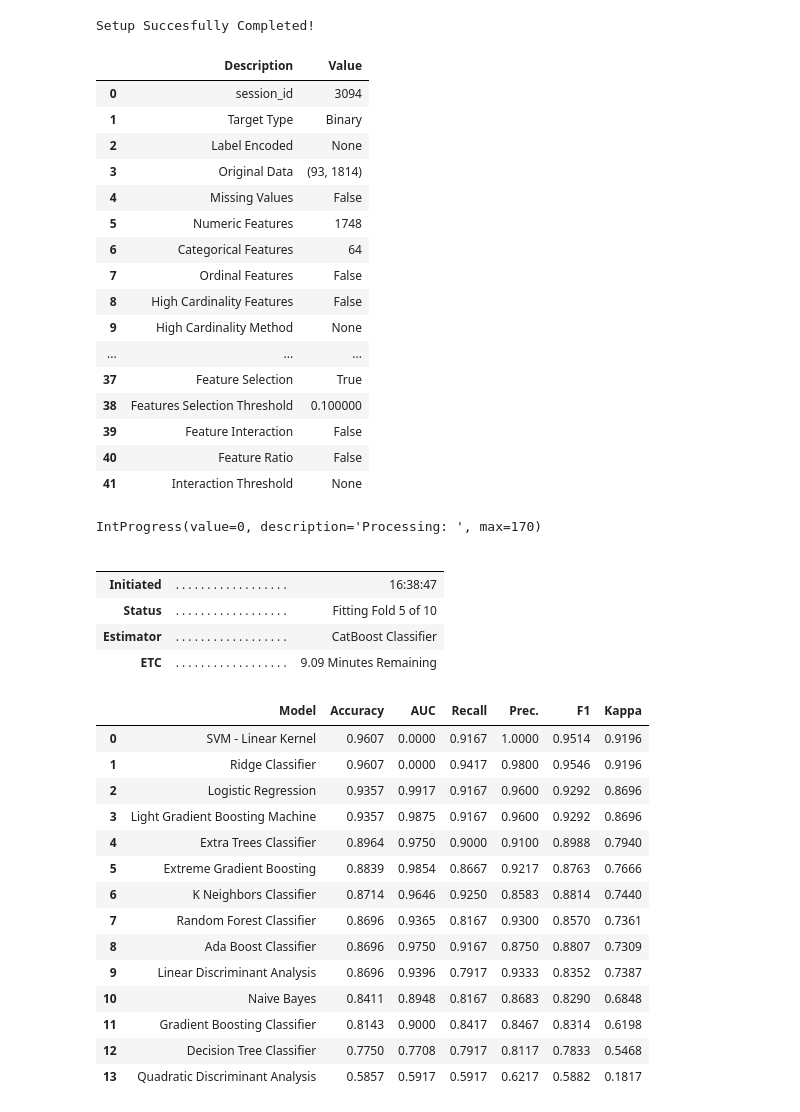
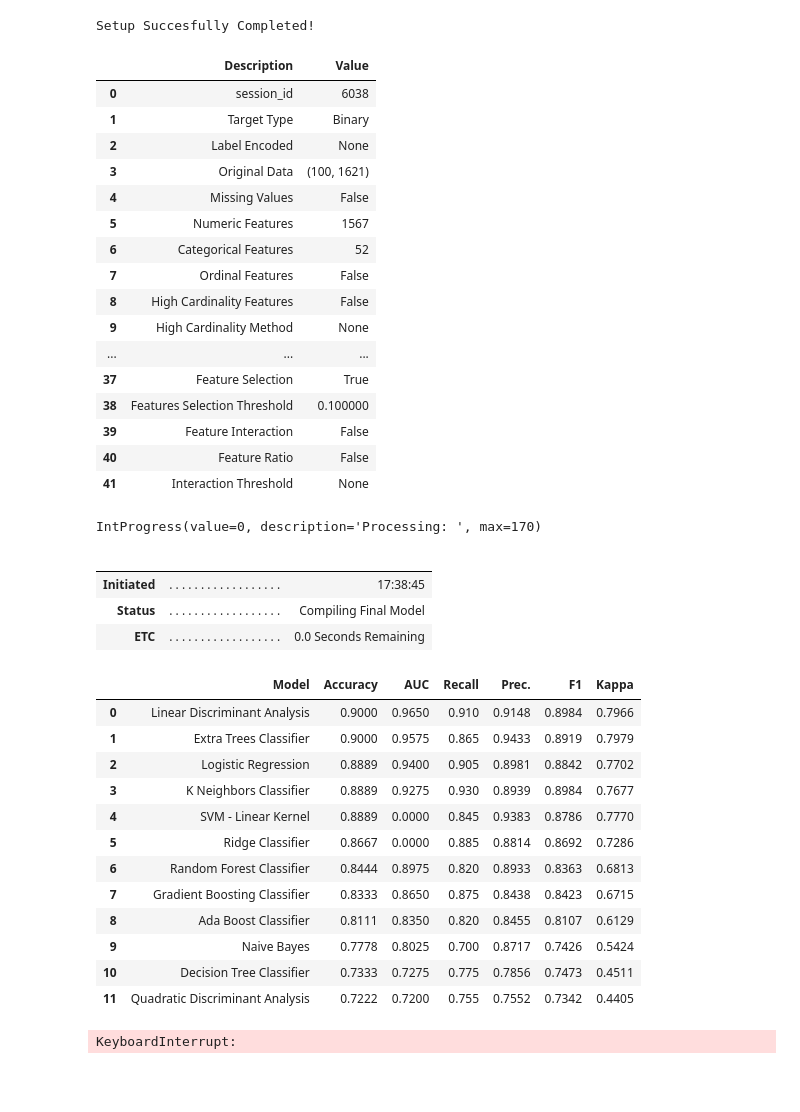
Before and after one commit to Robbie-Luo/solar-backtesting, a Jupyter notebook: pycaret.ipynb, the cells around one changed output. Drawn from its saved outputs; the diff is of its cells as text; code cells hidden in the pictures; blank space fills up the shorter version.

```diff
--- a/pycaret.ipynb
+++ b/pycaret.ipynb
@@ -6,8 +6,13 @@ raw_df = pd.read_csv('TIMESERIES_all_monthly_enriched_no_dairyntel.csv').ffill()
 def remove_invalid_features(df, min_num_valid=100):
     v_check = df.ffill().isna().sum() < len(df) - min_num_valid
     v_feats = v_check[v_check].index.tolist()
-#     if 'date' in v_feats:
-#         v_feats.remove('date')
-#     if 'target' in v_feats:
-#         v_feats.remove('target')
     return [f for f in v_feats if len(df[f].unique()) > 1]
+
+def prepare_data(time_horizon, target_var = "ZuivelNL - Dutch SMP food quotation"):
+    input_df = raw_df.copy()
+    input_df['Target'] = -np.sign(input_df[target_var].diff(-time_horizon))
+    input_df['date'] = pd.to_datetime(input_df.apply(lambda x: x['date'][:10],axis=1))
+    valid_feats = remove_invalid_features(input_df, 99+time_horizon)
+    data = input_df[valid_feats].dropna()
+    data['Target'] = data['Target'].astype('int')
+    return data
@@ -25,54 +19,54 @@ data['Target'] = data['Target'].astype('int')
+# %%
+data = prepare_data(time_horizon=6)
 # %%
 import pycaret
 from pycaret.classification import *
 params = {
     'target': 'Target',
-    'train_size':0.8,
+    'train_size':0.9,
     'normalize' : True,
     'silent':True,
     'feature_selection':True,
     'feature_selection_threshold':0.1,
 }
 exp_clf = setup(data, **params)
-compare_models()
+# compare_models()
 # %% [output]
 Setup Succesfully Completed!
 |  | Description | Value |
-| 0 | session_id | 3094 |
+| 0 | session_id | 6038 |
 | 1 | Target Type | Binary |
 | 2 | Label Encoded | None |
-| 3 | Original Data | (93, 1814) |
+| 3 | Original Data | (100, 1621) |
 | 4 | Missing Values | False |
-| 5 | Numeric Features | 1748 |
-| 6 | Categorical Features | 64 |
+| 5 | Numeric Features | 1567 |
+| 6 | Categorical Features | 52 |
 | 7 | Ordinal Features | False |
 | 8 | High Cardinality Features | False |
 | 9 | High Cardinality Method | None |
 | ... | ... | ... |
 | 37 | Feature Selection | True |
 | 38 | Features Selection Threshold | 0.100000 |
 | 39 | Feature Interaction | False |
 | 40 | Feature Ratio | False |
 | 41 | Interaction Threshold | None |
 IntProgress(value=0, description='Processing: ', max=170)
 |  |  |  |
 |  |  |  |
-| Initiated | . . . . . . . . . . . . . . . . . . | 16:38:47 |
-| Status | . . . . . . . . . . . . . . . . . . | Fitting Fold 5 of 10 |
-| Estimator | . . . . . . . . . . . . . . . . . . | CatBoost Classifier |
-| ETC | . . . . . . . . . . . . . . . . . . | 9.09 Minutes Remaining |
+| Initiated | . . . . . . . . . . . . . . . . . . | 17:38:45 |
+| Status | . . . . . . . . . . . . . . . . . . | Compiling Final Model |
+| ETC | . . . . . . . . . . . . . . . . . . | 0.0 Seconds Remaining |
 |  | Model | Accuracy | AUC | Recall | Prec. | F1 | Kappa |
-| 0 | SVM - Linear Kernel | 0.9607 | 0.0000 | 0.9167 | 1.0000 | 0.9514 | 0.9196 |
-| 1 | Ridge Classifier | 0.9607 | 0.0000 | 0.9417 | 0.9800 | 0.9546 | 0.9196 |
-| 2 | Logistic Regression | 0.9357 | 0.9917 | 0.9167 | 0.9600 | 0.9292 | 0.8696 |
-| 3 | Light Gradient Boosting Machine | 0.9357 | 0.9875 | 0.9167 | 0.9600 | 0.9292 | 0.8696 |
-| 4 | Extra Trees Classifier | 0.8964 | 0.9750 | 0.9000 | 0.9100 | 0.8988 | 0.7940 |
-| 5 | Extreme Gradient Boosting | 0.8839 | 0.9854 | 0.8667 | 0.9217 | 0.8763 | 0.7666 |
-| 6 | K Neighbors Classifier | 0.8714 | 0.9646 | 0.9250 | 0.8583 | 0.8814 | 0.7440 |
-| 7 | Random Forest Classifier | 0.8696 | 0.9365 | 0.8167 | 0.9300 | 0.8570 | 0.7361 |
-| 8 | Ada Boost Classifier | 0.8696 | 0.9750 | 0.9167 | 0.8750 | 0.8807 | 0.7309 |
-| 9 | Linear Discriminant Analysis | 0.8696 | 0.9396 | 0.7917 | 0.9333 | 0.8352 | 0.7387 |
-| 10 | Naive Bayes | 0.8411 | 0.8948 | 0.8167 | 0.8683 | 0.8290 | 0.6848 |
-| 11 | Gradient Boosting Classifier | 0.8143 | 0.9000 | 0.8417 | 0.8467 | 0.8314 | 0.6198 |
-| 12 | Decision Tree Classifier | 0.7750 | 0.7708 | 0.7917 | 0.8117 | 0.7833 | 0.5468 |
-| 13 | Quadratic Discriminant Analysis | 0.5857 | 0.5917 | 0.5917 | 0.6217 | 0.5882 | 0.1817 |
+| 0 | Linear Discriminant Analysis | 0.9000 | 0.9650 | 0.910 | 0.9148 | 0.8984 | 0.7966 |
+| 1 | Extra Trees Classifier | 0.9000 | 0.9575 | 0.865 | 0.9433 | 0.8919 | 0.7979 |
+| 2 | Logistic Regression | 0.8889 | 0.9400 | 0.905 | 0.8981 | 0.8842 | 0.7702 |
+| 3 | K Neighbors Classifier | 0.8889 | 0.9275 | 0.930 | 0.8939 | 0.8984 | 0.7677 |
+| 4 | SVM - Linear Kernel | 0.8889 | 0.0000 | 0.845 | 0.9383 | 0.8786 | 0.7770 |
+| 5 | Ridge Classifier | 0.8667 | 0.0000 | 0.885 | 0.8814 | 0.8692 | 0.7286 |
+| 6 | Random Forest Classifier | 0.8444 | 0.8975 | 0.820 | 0.8933 | 0.8363 | 0.6813 |
+| 7 | Gradient Boosting Classifier | 0.8333 | 0.8650 | 0.875 | 0.8438 | 0.8423 | 0.6715 |
+| 8 | Ada Boost Classifier | 0.8111 | 0.8350 | 0.820 | 0.8455 | 0.8107 | 0.6129 |
+| 9 | Naive Bayes | 0.7778 | 0.8025 | 0.700 | 0.8717 | 0.7426 | 0.5424 |
+| 10 | Decision Tree Classifier | 0.7333 | 0.7275 | 0.775 | 0.7856 | 0.7473 | 0.4511 |
+| 11 | Quadratic Discriminant Analysis | 0.7222 | 0.7200 | 0.755 | 0.7552 | 0.7342 | 0.4405 |
+KeyboardInterrupt:
```
Also changed, not shown: parts of 10 cells of this notebook, 1 other file.
